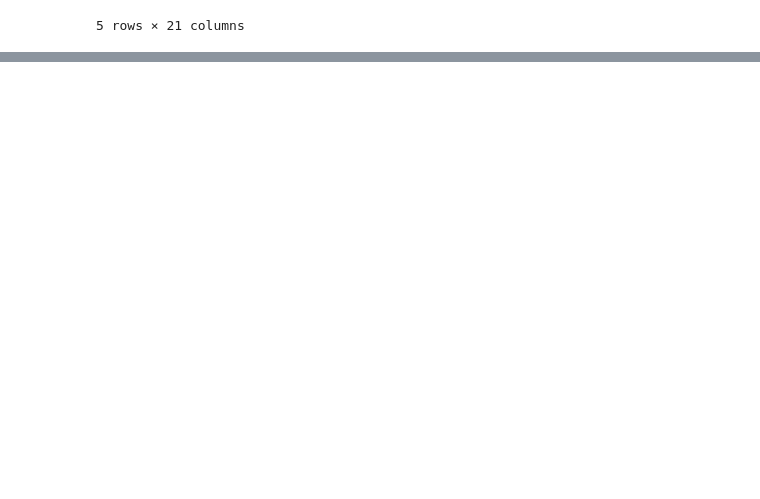
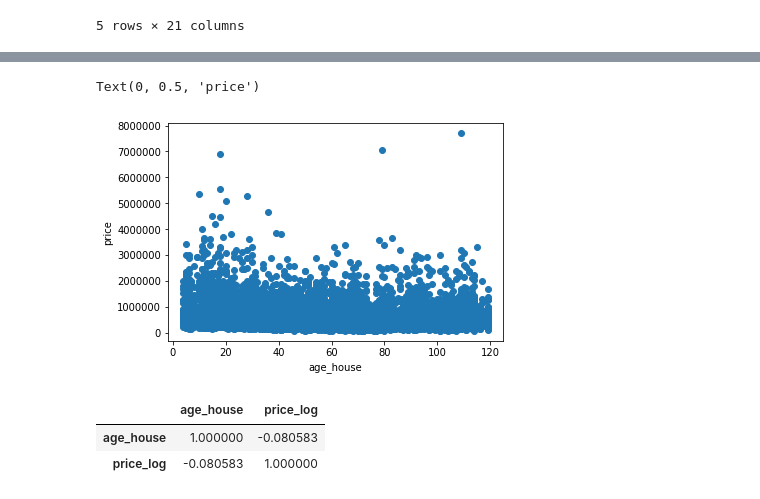
Before and after one commit to allisonhonold/dsc-v2-mod1-final-project-seattle-ds-080519, a Jupyter notebook: student Henok.ipynb, the cells around one changed output, grey strips where cells are left out. Drawn from its saved outputs; the diff is of its cells as text; code cells hidden in the pictures; blank space fills up the shorter version.

```diff
--- a/student Henok.ipynb
+++ b/student Henok.ipynb
@@ -335,0 +472,4 @@ clean['sqft_basement'].isna().sum()
+# %%
+import math
+
+clean_ohe['price_log']=np.log(clean_ohe['price'])
@@ -335,0 +491,2 @@ clean['sqft_basement'].isna().sum()
+# %%
+clean_ohe['age_house']=2019-clean_ohe['yr_built']
@@ -335,0 +502,7 @@ clean['sqft_basement'].isna().sum()
+# %%
+plt.scatter(clean_ohe['age_house'],clean_ohe['price'])
+plt.xlabel('age_house')
+plt.ylabel('price')
+# %% [output]
+Text(0, 0.5, 'price')
+[figure, added]
@@ -335,0 +511,6 @@ clean['sqft_basement'].isna().sum()
+# %%
+clean_ohe[['age_house','price_log']].corr()
+# %% [output]
+|  | age_house | price_log |
+| age_house | 1.000000 | -0.080583 |
+| price_log | -0.080583 | 1.000000 |
```
Also changed, not shown: parts of 70 cells of this notebook.
